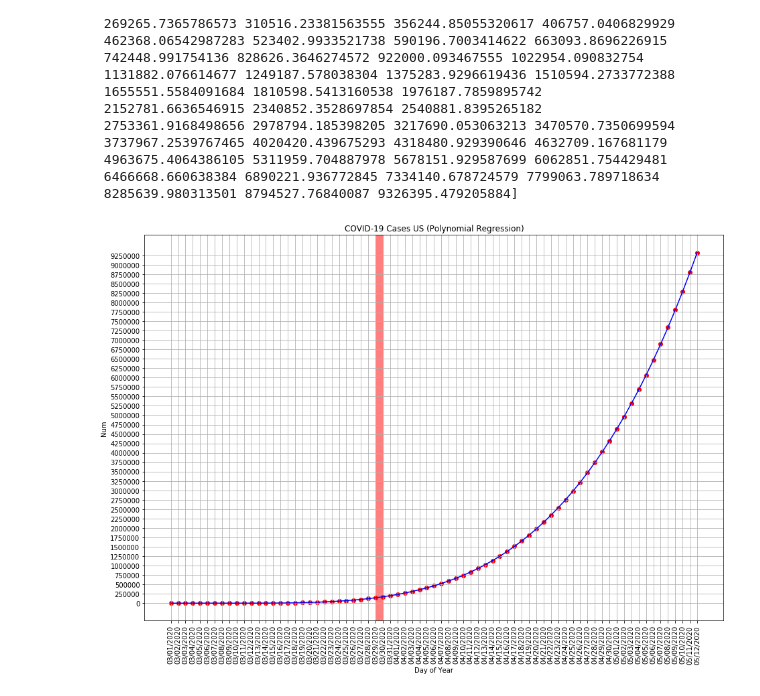
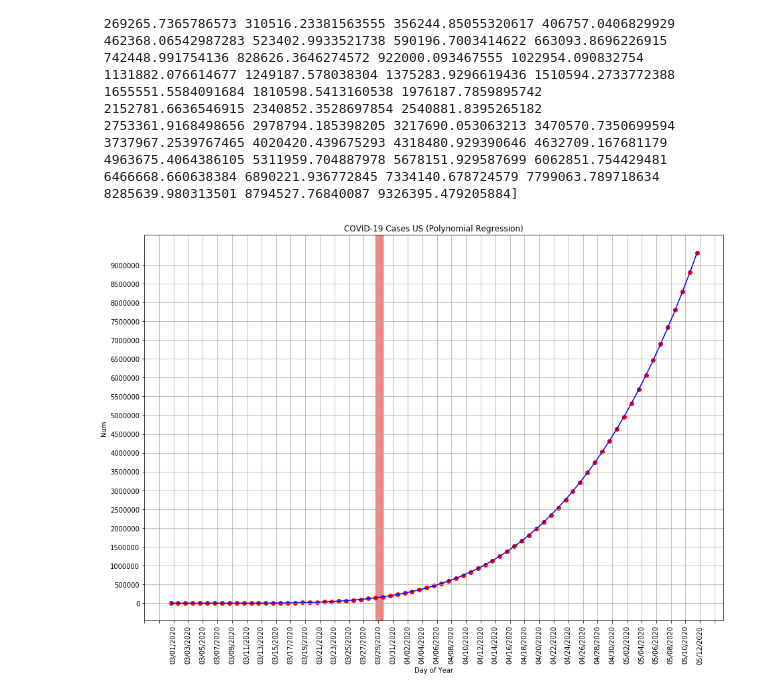
Before and after one commit to fuzzbient/jupyter, a Jupyter notebook: 20200323 COVID Regressions US.ipynb, the cells around one changed output. Saved outputs shown, nothing was run; the diff lists cells and outputs as text; code cells hidden in the pictures.

```diff
--- a/20200323 COVID Regressions US.ipynb
+++ b/20200323 COVID Regressions US.ipynb
@@ -192,9 +192,11 @@ for dayofyear in range(datetimes[-1] + 1, datetimes[-1] + 45):
     datetimesfuture.append(dayofyear)
     datesfuture.append(datesfuture[-1] + datetime.timedelta(days=1))
     numpredict = pol_reg.predict(poly_reg.fit_transform([[dayofyear]])).item(0,0)
-    if numpredict < 0:
+    if numpredict <= 0.0:
         numpredict = 0.0
     casesfuture = np.append(casesfuture, numpredict)
+    if numpredict <= 0.0:
+        break
 
 # Convert all datetimes to strings for xlabel
 datesfuture[:] = [date.strftime("%m/%d/%Y") for date in datesfuture]
@@ -228,26 +230,29 @@ xf_trainp, xf_testp, yf_trainp, yf_testp = train_test_split(xf, yf, test_size=0.
 # %%
 # Fitting Polynomial Regression to the dataset
 poly_regf = PolynomialFeatures(degree=4)
 x_polyf = poly_regf.fit_transform(xf)
 pol_regf = LinearRegression()
 pol_regf.fit(x_polyf, yf)
 
 # Visualizing the Polymonial Regression results
 def vizf_polymonial():
     fig = plt.figure(figsize=(15,10))
     axes = fig.add_axes([0.0,0.0,0.8,0.8])
     axes.scatter(datesfuture, yf, color='red')
     axes.plot(datesfuture, pol_regf.predict(poly_regf.fit_transform(xf)), color='blue')
     #axes.ticklabel_format(useOffset=False, style='plain')
     plt.title('COVID-19 Cases US (Polynomial Regression)')
     plt.xlabel('Day of Year')
     plt.ylabel('Num')
-    axes.set_yticks(np.arange(0, max(casesfuture), 250000))
+    axes.set_yticks(np.arange(0, max(casesfuture), 500000))
     plt.grid()
+    start, end = axes.get_xlim()
+    stepsize = 2
+    axes.xaxis.set_ticks(np.arange(start, end, stepsize))
     plt.xticks(rotation=90)
     plt.axvspan(nowstart, nowend, color='red', alpha=0.5)
     plt.show()
     return
 vizf_polymonial()
 # %% [output]
-[figure, old version]
+[figure, new version]
```
Also changed, not shown: 1 other file.
